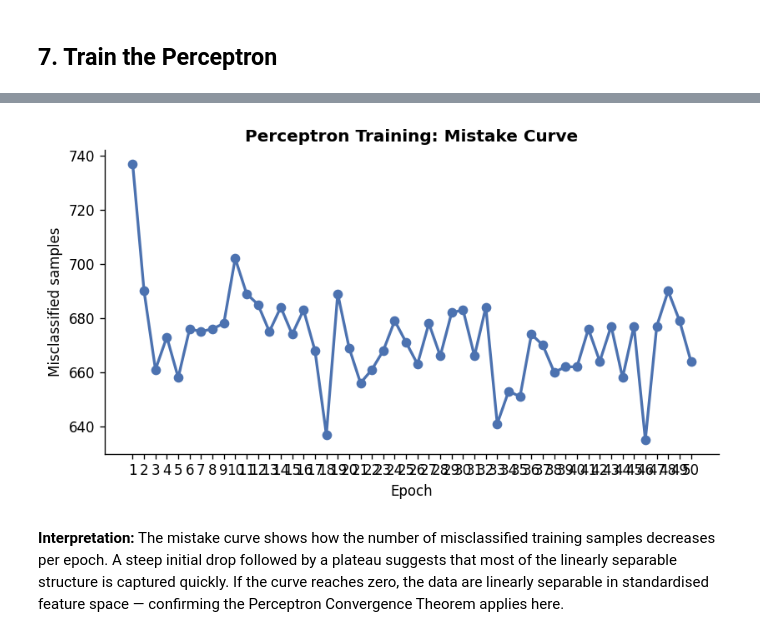
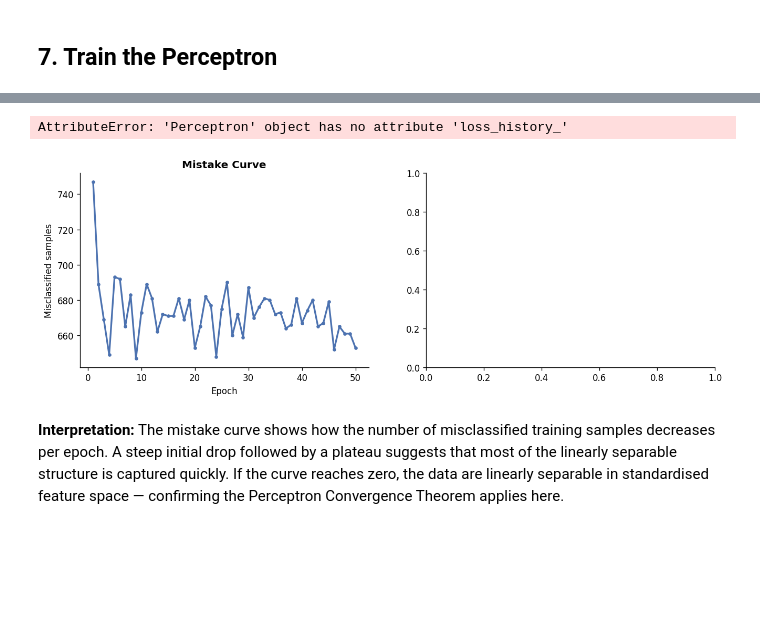
Before and after one commit to seyaul/cmor438-s2026-final-project, a Jupyter notebook: examples/Supervised Learning/Perceptron/perceptron_from_scratch.ipynb, the cells around one changed output, grey strips where cells are left out. Drawn from its saved outputs; the diff is of its cells as text; code cells hidden in the pictures; blank space fills up the shorter version.

Commit message:
more work in perceptron

```diff
--- a/examples/Supervised Learning/Perceptron/perceptron_from_scratch.ipynb
+++ b/examples/Supervised Learning/Perceptron/perceptron_from_scratch.ipynb
@@ -287,19 +288,27 @@ Epochs run: 50  |  Converged: False
 # %%
-# --- Plot mistake curve ---
-if perceptron.mistakes_:
-    fig, ax = plt.subplots(figsize=(7, 4))
-    ax.plot(range(1, len(perceptron.mistakes_) + 1), perceptron.mistakes_,
-            marker="o", linewidth=2, color="#4C72B0")
-    ax.set_xlabel("Epoch")
-    ax.set_ylabel("Misclassified samples")
-    ax.set_title("Perceptron Training: Mistake Curve", fontweight="bold")
-    ax.set_xticks(range(1, len(perceptron.mistakes_) + 1))
-    plt.tight_layout()
-    plt.show()
-else:
-    print("No mistake curve to plot — model converged before the first epoch completed.")
+# --- Plot mistake curve and loss curve side by side ---
+fig, axes = plt.subplots(1, 2, figsize=(13, 4))
+
+# Mistake count per epoch
+axes[0].plot(range(1, len(perceptron.mistakes_) + 1), perceptron.mistakes_,
+             marker="o", linewidth=2, color="#4C72B0", markersize=3)
+axes[0].set_xlabel("Epoch")
+axes[0].set_ylabel("Misclassified samples")
+axes[0].set_title("Mistake Curve", fontweight="bold")
+
+# Perceptron criterion loss per epoch
+axes[1].plot(range(1, len(perceptron.loss_history_) + 1), perceptron.loss_history_,
+             linewidth=2, color="#DD8452")
+axes[1].set_xlabel("Epoch")
+axes[1].set_ylabel("Perceptron criterion loss")
+axes[1].set_title("Training Loss Curve", fontweight="bold")
+
+plt.suptitle("Perceptron Training — GuitarSet Voiced/Silent", fontweight="bold", y=1.02)
+plt.tight_layout()
+plt.show()
 # %% [output]
+AttributeError: 'Perceptron' object has no attribute 'loss_history_'
-[figure, old version]
+[figure, new version]
 # %% [markdown]
 **Interpretation:** The mistake curve shows how the number of misclassified training samples decreases per epoch. A steep initial drop followed by a plateau suggests that most of the linearly separable structure is captured quickly. If the curve reaches zero, the data are linearly separable in standardised feature space — confirming the Perceptron Convergence Theorem applies here.
 # %% [markdown]
```
Also changed, not shown: parts of 25 cells of this notebook, 8 other files.
